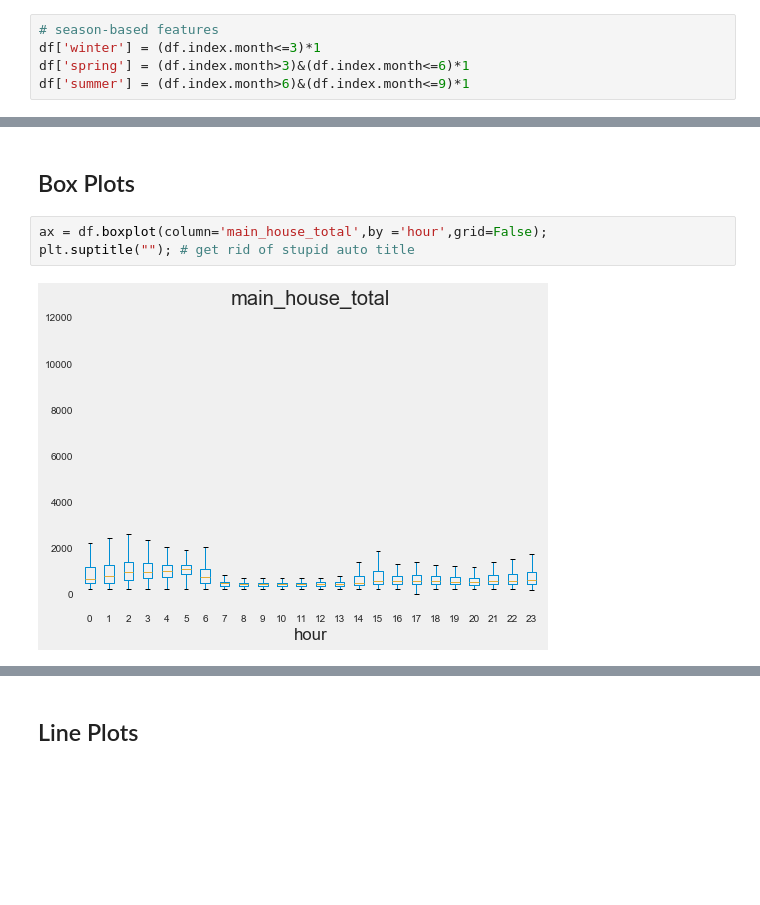
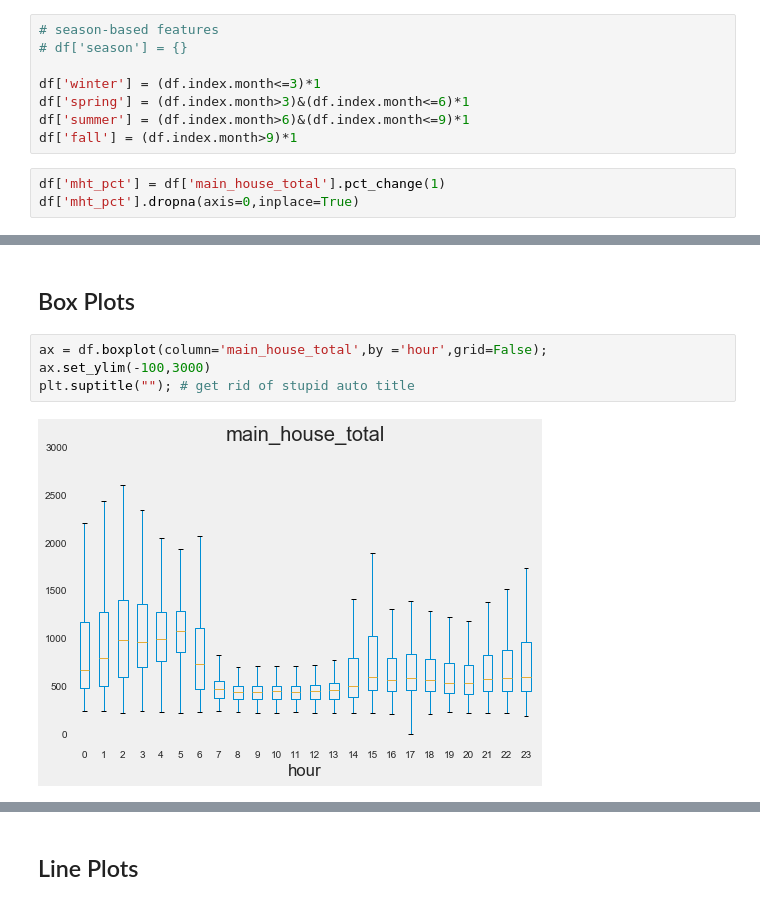
Before and after one commit to enmyj/gafp, a Jupyter notebook: elec_exploratory.ipynb, the cells around one changed output, grey strips where cells are left out. Saved outputs shown, nothing was run; the diff lists cells and outputs as text; blank space fills up the shorter version.

Commit message:
add a few more plots and some thoughts to elec exploratory

```diff
--- a/elec_exploratory.ipynb
+++ b/elec_exploratory.ipynb
@@ -33,9 +33,15 @@ df['business_hours'] = (df.index.weekday < 5)&(df.index.hour>=9)&(df.index.hour<
 df['hour'] = df.index.hour
 # %%
 # season-based features
+# df['season'] = {}
+
 df['winter'] = (df.index.month<=3)*1
 df['spring'] = (df.index.month>3)&(df.index.month<=6)*1
 df['summer'] = (df.index.month>6)&(df.index.month<=9)*1
+df['fall'] = (df.index.month>9)*1
+# %%
+df['mht_pct'] = df['main_house_total'].pct_change(1)
+df['mht_pct'].dropna(axis=0,inplace=True)
 # %% [markdown]
 ## Feature Exploration
 # %%
@@ -111,6 +138,7 @@ ax.set_title('Dry Bulb Temp Histogram');
 ## Box Plots
 # %%
 ax = df.boxplot(column='main_house_total',by ='hour',grid=False);
+ax.set_ylim(-100,3000)
 plt.suptitle(""); # get rid of stupid auto title
 # %% [output]
-[figure, old version]
+[figure, new version]
```
Also changed, not shown: parts of 10 cells of this notebook.
